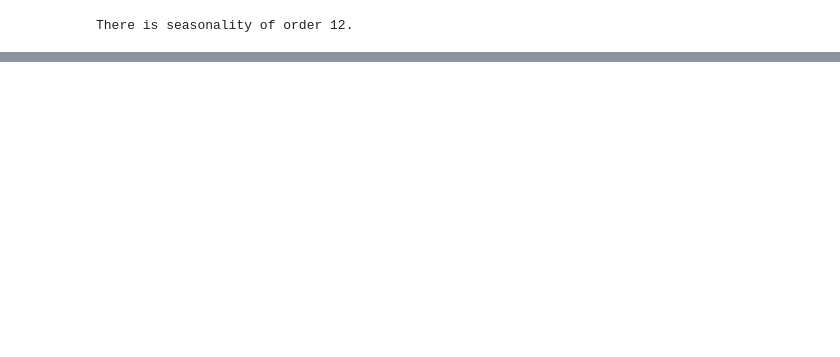
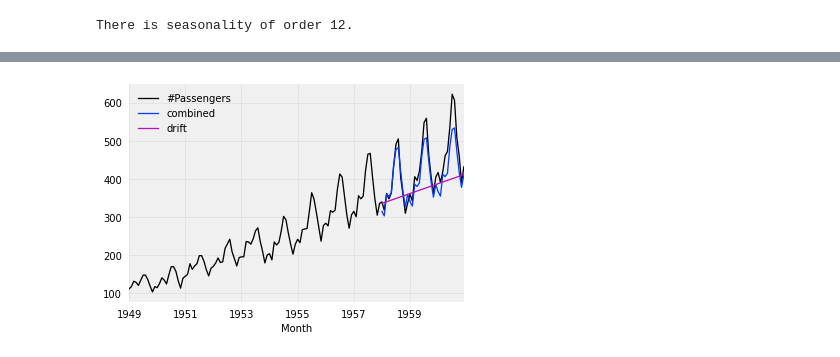
Before and after one commit to cyamax/time_series_forecast_lab, a Jupyter notebook: Darts.ipynb, the cells around one changed output, grey strips where cells are left out. Cells and saved outputs as stored; diff of their text form; code cells hidden in the pictures; blank space fills up the shorter version.

```diff
--- a/Darts.ipynb
+++ b/Darts.ipynb
@@ -107,0 +156,13 @@ There is seasonality of order 12.
+# %%
+drift_model = NaiveDrift()
+drift_model.fit(train)
+drift_forecast = drift_model.predict(36)
+
+combined_forecast = drift_forecast + seasonal_forecast - train.last_value()
+
+series.plot()
+combined_forecast.plot(label='combined')
+drift_forecast.plot(label='drift')
+plt.legend();
+# %% [output]
+[figure, added]
```
Also changed, not shown: parts of 13 cells of this notebook.
